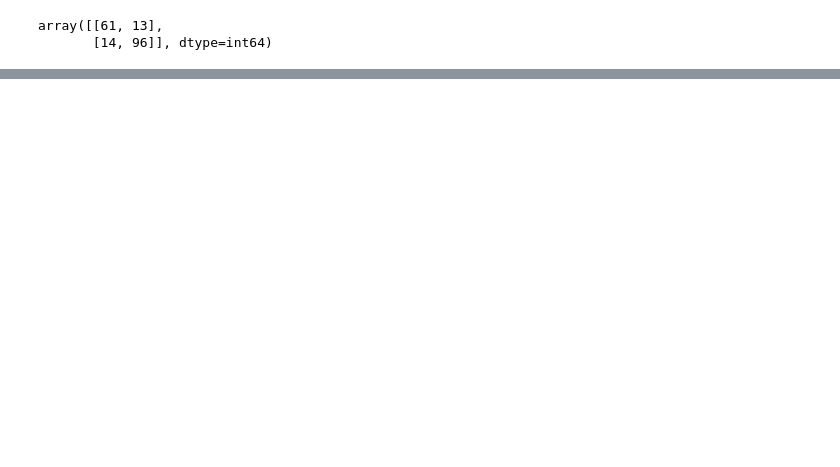
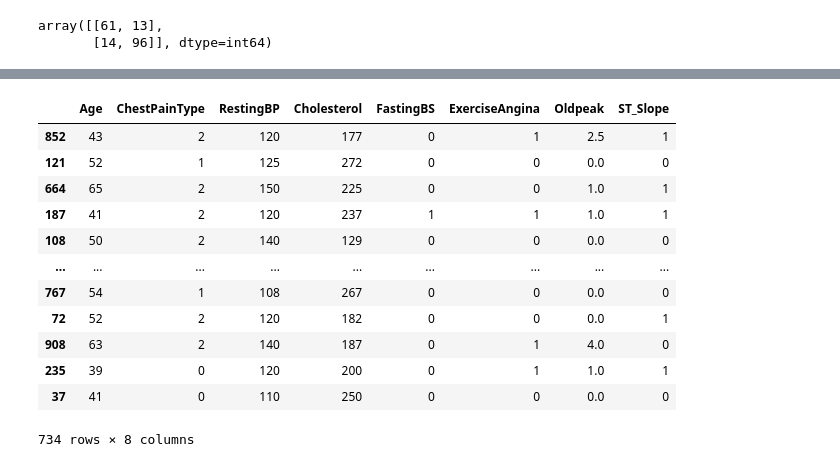
Before and after one commit to Raghav-Mundhara/Sem6_Labs, a Jupyter notebook: AIDS/Project/hear.ipynb, the cells around one changed output, grey strips where cells are left out. Cells and saved outputs as stored; diff of their text form; code cells hidden in the pictures; blank space fills up the shorter version.

```diff
--- a/AIDS/Project/hear.ipynb
+++ b/AIDS/Project/hear.ipynb
@@ -359,0 +374,16 @@ KNeighborsClassifier() accuracy is 0.6793478260869565
+# %%
+X_train
+# %% [output]
+|  | Age | ChestPainType | RestingBP | Cholesterol | FastingBS | ExerciseAngina | Oldpeak | ST_Slope |
+| 852 | 43 | 2 | 120 | 177 | 0 | 1 | 2.5 | 1 |
+| 121 | 52 | 1 | 125 | 272 | 0 | 0 | 0.0 | 0 |
+| 664 | 65 | 2 | 150 | 225 | 0 | 0 | 1.0 | 1 |
+| 187 | 41 | 2 | 120 | 237 | 1 | 1 | 1.0 | 1 |
+| 108 | 50 | 2 | 140 | 129 | 0 | 0 | 0.0 | 0 |
+| ... | ... | ... | ... | ... | ... | ... | ... | ... |
+| 767 | 54 | 1 | 108 | 267 | 0 | 0 | 0.0 | 0 |
+| 72 | 52 | 2 | 120 | 182 | 0 | 0 | 0.0 | 1 |
+| 908 | 63 | 2 | 140 | 187 | 0 | 1 | 4.0 | 0 |
+| 235 | 39 | 0 | 120 | 200 | 0 | 1 | 1.0 | 1 |
+| 37 | 41 | 0 | 110 | 250 | 0 | 0 | 0.0 | 0 |
+734 rows × 8 columns
```
Also changed, not shown: parts of 16 cells of this notebook, 2 other files.
